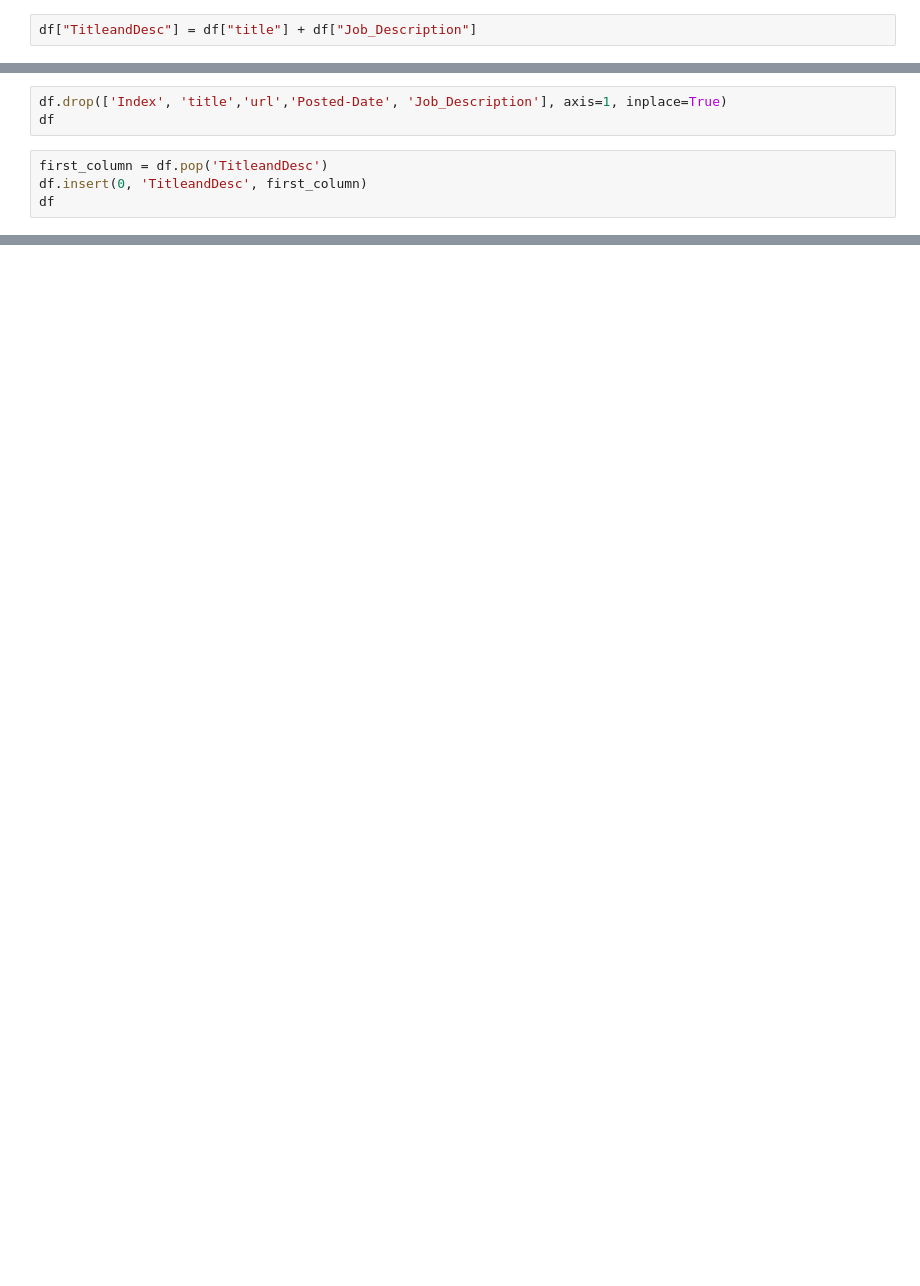
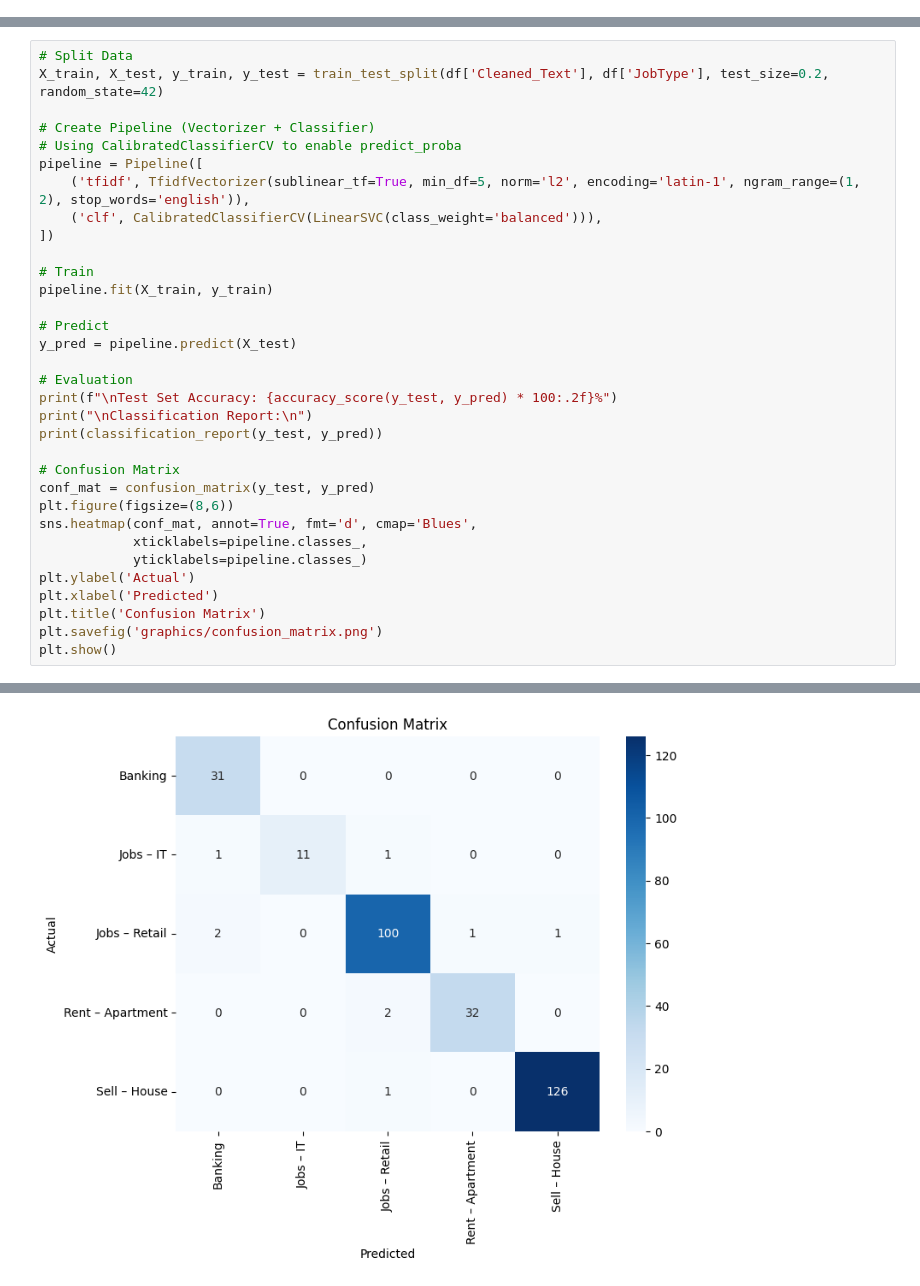
Before and after one commit to kuxall/Digital-Advertisement-Classification, a Jupyter notebook: notebook/JobModelFinal.ipynb, the cells around one changed output, grey strips where cells are left out. Drawn from its saved outputs; the diff is of its cells as text; blank space fills up the shorter version.

```diff
--- a/notebook/JobModelFinal.ipynb
+++ b/notebook/JobModelFinal.ipynb
@@ -36,2 +0,0 @@ df = pd.read_excel("/home/kushal/Documents/projects/tf-idf-implementation/data/C
-# %%
-df["TitleandDesc"] = df["title"] + df["Job_Description"]
@@ -42,7 +0,0 @@ df["TitleandDesc"]
-# %%
-df.drop(['Index', 'title','url','Posted-Date', 'Job_Description'], axis=1, inplace=True)
-df
-# %%
-first_column = df.pop('TitleandDesc')
-df.insert(0, 'TitleandDesc', first_column)
-df
@@ -206,0 +158,34 @@ model.predict([job])[0]
+# %%
+# Split Data
+X_train, X_test, y_train, y_test = train_test_split(df['Cleaned_Text'], df['JobType'], test_size=0.2, random_state=42)
+
+# Create Pipeline (Vectorizer + Classifier)
+# Using CalibratedClassifierCV to enable predict_proba
+pipeline = Pipeline([
+    ('tfidf', TfidfVectorizer(sublinear_tf=True, min_df=5, norm='l2', encoding='latin-1', ngram_range=(1, 2), stop_words='english')),
+    ('clf', CalibratedClassifierCV(LinearSVC(class_weight='balanced'))),
+])
+
+# Train
+pipeline.fit(X_train, y_train)
+
+# Predict
+y_pred = pipeline.predict(X_test)
+
+# Evaluation
+print(f"\nTest Set Accuracy: {accuracy_score(y_test, y_pred) * 100:.2f}%")
+print("\nClassification Report:\n")
+print(classification_report(y_test, y_pred))
+
+# Confusion Matrix
+conf_mat = confusion_matrix(y_test, y_pred)
+plt.figure(figsize=(8,6))
+sns.heatmap(conf_mat, annot=True, fmt='d', cmap='Blues',
+            xticklabels=pipeline.classes_,
+            yticklabels=pipeline.classes_)
+plt.ylabel('Actual')
+plt.xlabel('Predicted')
+plt.title('Confusion Matrix')
+plt.savefig('graphics/confusion_matrix.png')
+plt.show()
+# %% [output]
@@ -206,0 +207 @@ model.predict([job])[0]
+[figure, added]
```
Also changed, not shown: parts of 61 cells of this notebook, 12 other files.
